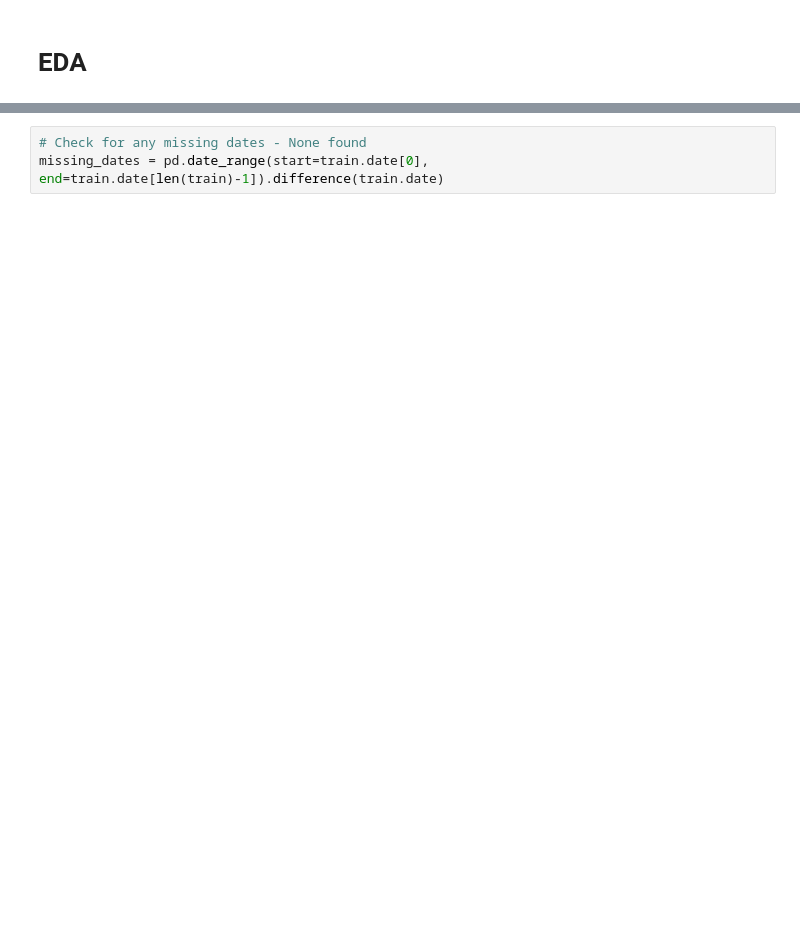
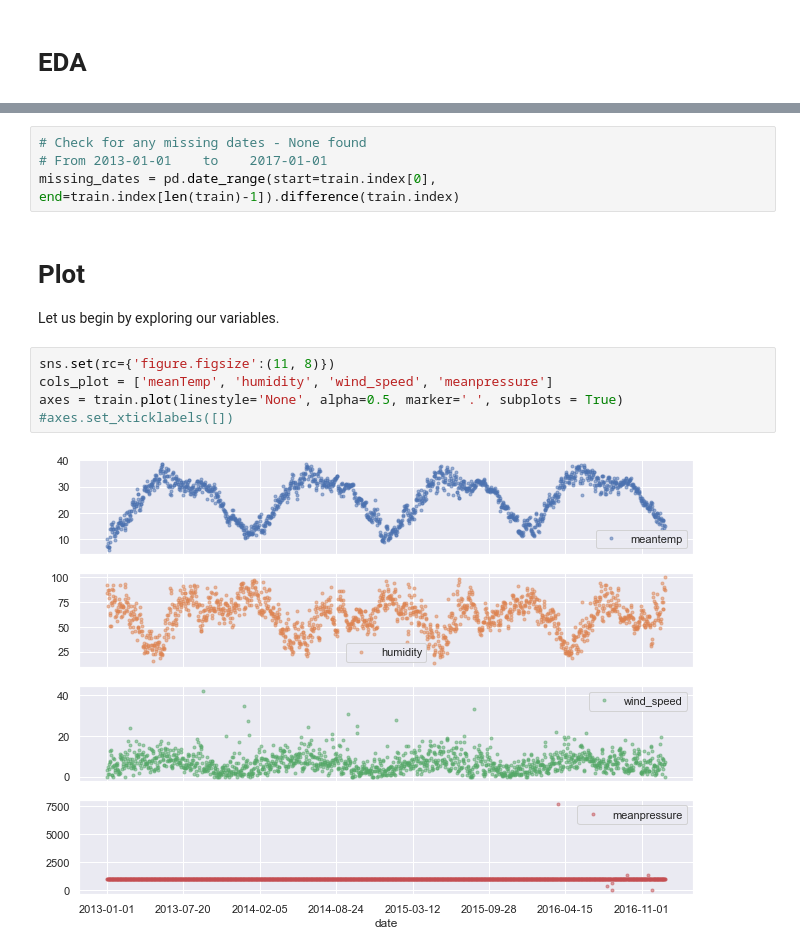
Before and after one commit to AndreasPalmgren/Weather-forecasting, a Jupyter notebook: EDA.ipynb, the cells around one changed output, grey strips where cells are left out. Cells and saved outputs as stored; diff of their text form; blank space fills up the shorter version.

Commit message:
Initial plots

```diff
--- a/EDA.ipynb
+++ b/EDA.ipynb
@@ -29,3 +34,14 @@ dtype: object
 # %%
 # Check for any missing dates - None found
-missing_dates = pd.date_range(start=train.date[0], end=train.date[len(train)-1]).difference(train.date)
+# From 2013-01-01    to    2017-01-01
+missing_dates = pd.date_range(start=train.index[0], end=train.index[len(train)-1]).difference(train.index)
+# %% [markdown]
+# Plot
+Let us begin by exploring our variables.
+# %%
+sns.set(rc={'figure.figsize':(11, 8)})
+cols_plot = ['meanTemp', 'humidity', 'wind_speed', 'meanpressure']
+axes = train.plot(linestyle='None', alpha=0.5, marker='.', subplots = True)
+#axes.set_xticklabels([])
+# %% [output]
+[figure, added]
```
Also changed, not shown: parts of 8 cells of this notebook, 1 other file.
